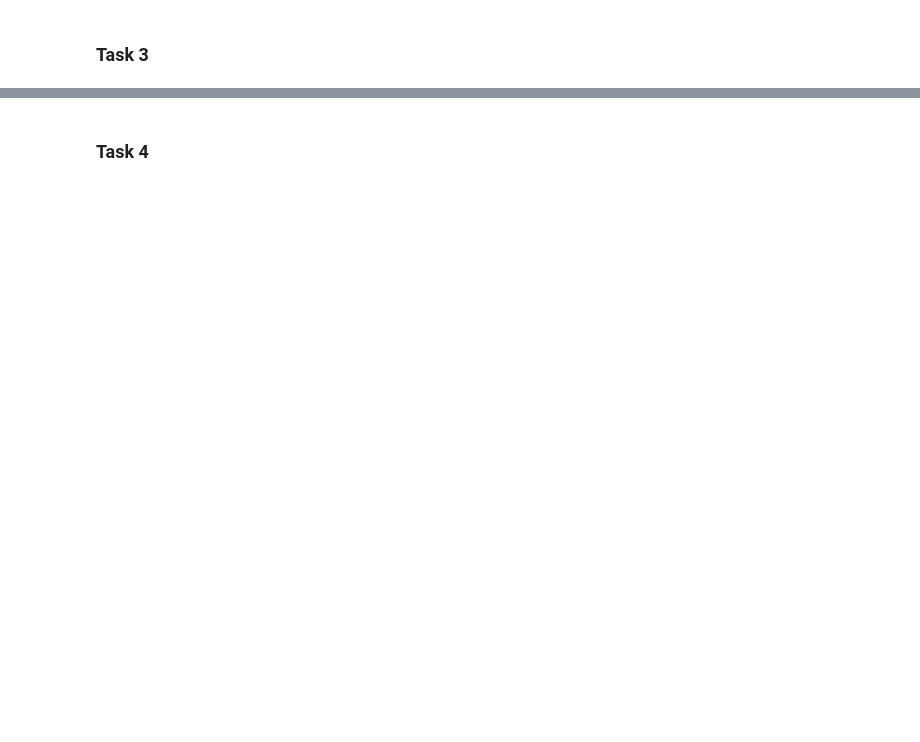
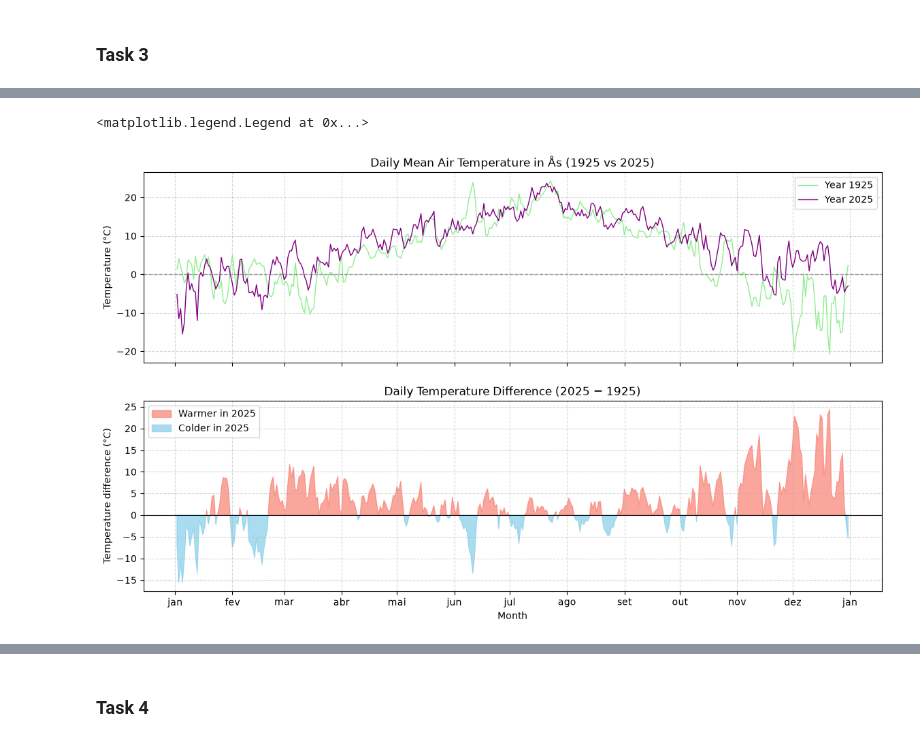
Before and after one commit to Behanix/inf201-deliverables, a Jupyter notebook: deliverable_1.ipynb, the cells around one changed output, grey strips where cells are left out. Saved outputs shown, nothing was run; the diff lists cells and outputs as text; code cells hidden in the pictures; blank space fills up the shorter version.

```diff
--- a/deliverable_1.ipynb
+++ b/deliverable_1.ipynb
@@ -420,0 +487,5 @@ plt.show()
+# %%
+df_temp_diff = pd.concat([df_1925.set_index('day')['value'], df_2025_0H.set_index('day')['value']], axis=1)
+df_temp_diff.columns = ['1925', '2025']
+df_temp_diff['diff'] = df_temp_diff['2025'] - df_temp_diff['1925']
+df_temp_diff.head()
@@ -421,3 +500,74 @@ plt.show()
+# %%
+fig, (ax1, ax2) = plt.subplots(2, 1, sharex=True, figsize=(14, 8))
+
+
+# Top: temperature in 1925 and 2025, blue = 1925, red = 2025
+ax1.plot(
+    df_1925["day"],
+    df_1925["value"],
+    linestyle='-',
+    linewidth=1,
+    color='lightgreen',
+    label='Year 1925'
+)
+
+ax1.plot(
+    df_2025_0H["day"],
+    df_2025_0H["value"],
+    linestyle='-',
+    linewidth=1,
+    color='purple',
+    label='Year 2025'
+)
+
+
+# Bottom: difference (2025 - 1925), red = warmer in 2025, blue = colder
+# Temperature difference: 2025 - 1925
+diff = df_temp_diff['diff']
+
+# Fill positive differences in red
+ax2.fill_between(
+    df_temp_diff.index,
+    diff,
+    0,
+    where=diff >= 0,
+    color="salmon",
+    alpha=0.7,
+    interpolate=True
+)
+
+# Fill negative differences in blue
+ax2.fill_between(
+    df_temp_diff.index,
+    diff,
+    0,
+    where=diff < 0,
+    color="skyblue",
+    alpha=0.7,
+    interpolate=True
+)
+
+
+# Top plot
+ax1.set_title("Daily Mean Air Temperature in Ås (1925 vs 2025)")
+ax1.xaxis.set_major_locator(mdates.MonthLocator())
+ax1.xaxis.set_major_formatter(mdates.DateFormatter("%b"))
+ax1.axhline(0, color="gray", linestyle="--", linewidth=1, alpha=0.75)
+ax1.set_ylabel("Temperature (°C)")
+ax1.grid(True, linestyle='--', alpha=0.5)
+ax1.legend(loc="upper right")
+
+
+# Bottom plot
+ax2.set_title("Daily Temperature Difference (2025 − 1925)")
+ax2.axhline(0, color="black", linewidth=0.8)
+ax2.set_ylabel("Temperature difference (°C)")
+ax2.set_xlabel("Month")
+ax2.grid(True, linestyle='--', alpha=0.5)
+ax2.legend(["Warmer in 2025", "Colder in 2025"], loc="upper left")
+# %% [output]
+<matplotlib.legend.Legend at 0x...>
+[figure, added]
 # %%
 # Creating a summary table of the air temperature data
 summary_1925 = df_1925["value"].agg(["mean", "median","min", "max"])
```
Also changed, not shown: parts of 19 cells of this notebook.
